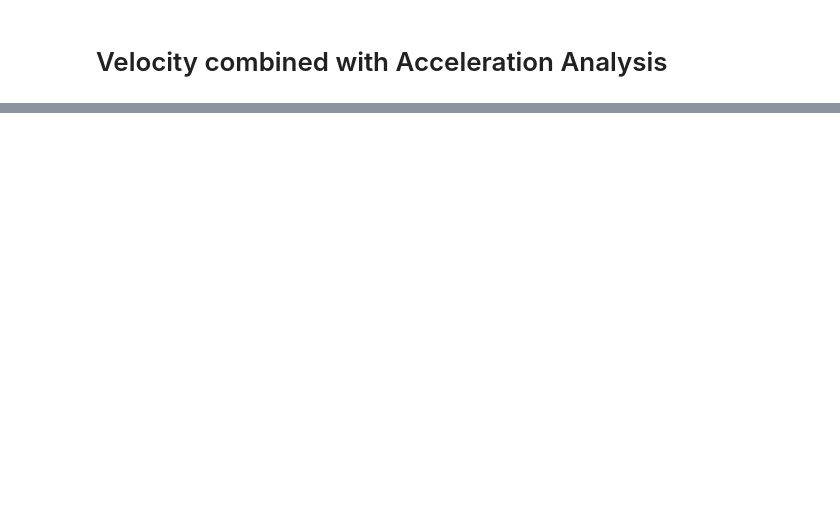
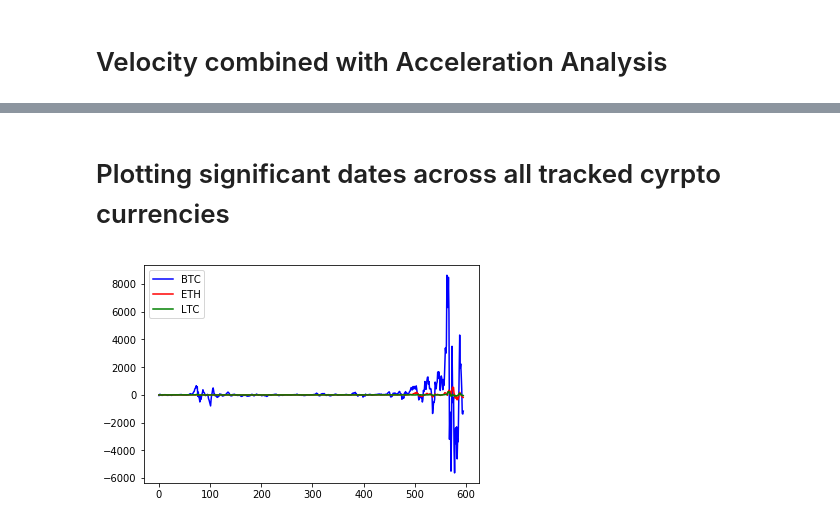
Before and after one commit to mhorton20916/project_one, a Jupyter notebook: crypto_comparison.ipynb, the cells around one changed output, grey strips where cells are left out. Cells and saved outputs as stored; diff of their text form; code cells hidden in the pictures; blank space fills up the shorter version.

```diff
--- a/crypto_comparison.ipynb
+++ b/crypto_comparison.ipynb
@@ -418,0 +455,10 @@ btc_event_list
+# %% [markdown]
+# Plotting significant dates across all tracked cyrpto currencies
+# %%
+plt.plot(btc_differences,'b')
+plt.plot(eth_differences,'r')
+plt.plot(ltc_differences,'g')
+plt.legend(['BTC','ETH','LTC'])
+plt.show()
+# %% [output]
+[figure, added]
```
Also changed, not shown: parts of 18 cells of this notebook, 11 other files.
